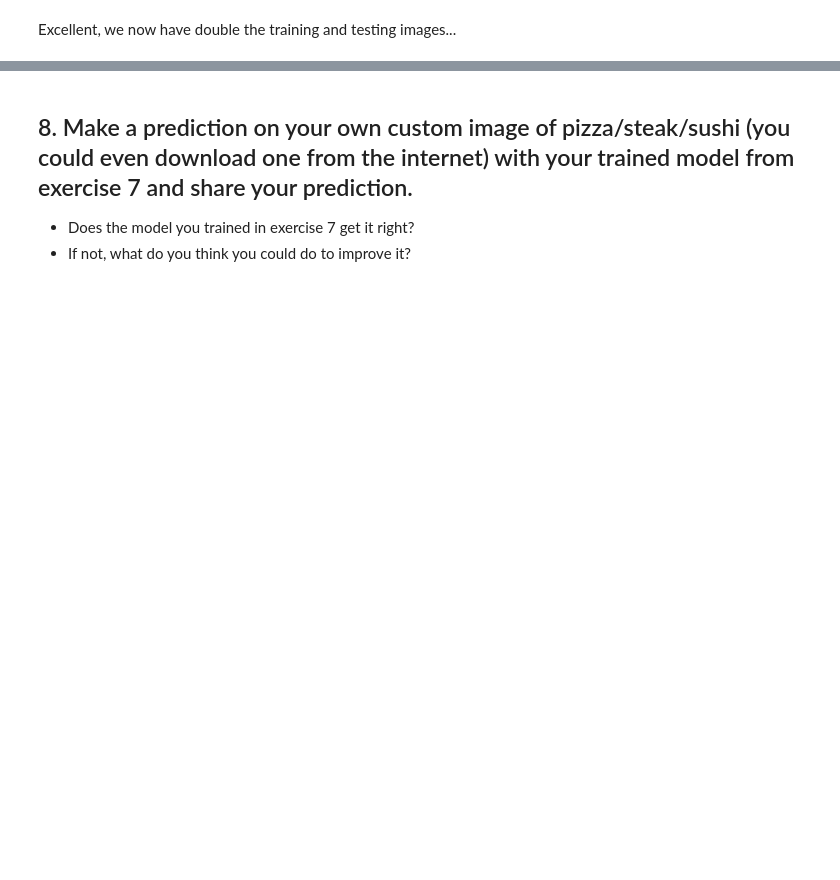
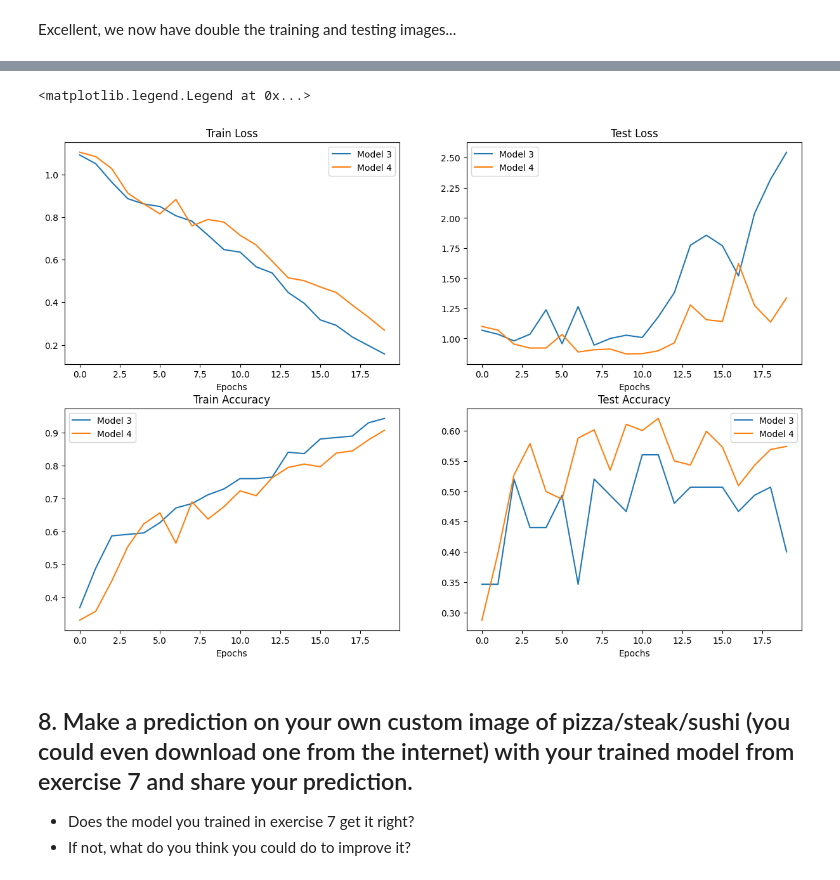
Before and after one commit to SiPilip/pytorch_course, a Jupyter notebook: 04_pytorch_custom_datasets_exercises.ipynb.ipynb, the cells around one changed output, grey strips where cells are left out. Drawn from its saved outputs; the diff is of its cells as text; code cells hidden in the pictures; blank space fills up the shorter version.

Commit message:
progress: curve model_3 model_4

```diff
--- a/04_pytorch_custom_datasets_exercises.ipynb.ipynb
+++ b/04_pytorch_custom_datasets_exercises.ipynb.ipynb
@@ -507,0 +702,8 @@ torch.cuda.manual_seed(42)
+# %%
+# Visualisasi ke 4 model dengan pandas
+
+import pandas as pd
+model_3_df = pd.DataFrame(model_3_results)
+model_4_df = pd.DataFrame(model_4_results)
+
+model_3_df, model_4_df
@@ -508,3 +728,44 @@ torch.cuda.manual_seed(42)
+# %%
+# Setup plot
+plt.figure(figsize=(15,10))
+
+# Ambil jumlah epochs
+epochs = range(len(model_4_df))
+
+# Plot train loss
+plt.subplot(2,2,1)
+plt.plot(epochs, model_3_df["train_loss"], label="Model 3")
+plt.plot(epochs, model_4_df["train_loss"], label="Model 4")
+plt.title("Train Loss")
+plt.xlabel("Epochs")
+plt.legend()
+
+# Plot test loss
+plt.subplot(2,2,2)
+plt.plot(epochs, model_3_df["test_loss"], label="Model 3")
+plt.plot(epochs, model_4_df["test_loss"], label="Model 4")
+plt.title("Test Loss")
+plt.xlabel("Epochs")
+plt.legend()
+
+# Plot train accuracy
+plt.subplot(2,2,3)
+plt.plot(epochs, model_3_df["train_acc"], label="Model 3")
+plt.plot(epochs, model_4_df["train_acc"], label="Model 4")
+plt.title("Train Accuracy")
+plt.xlabel("Epochs")
+plt.legend()
+
+# Plot test accuracy
+plt.subplot(2,2,4)
+plt.plot(epochs, model_3_df["test_acc"], label="Model 3")
+plt.plot(epochs, model_4_df["test_acc"], label="Model 4")
+plt.title("Test Accuracy")
+plt.xlabel("Epochs")
+plt.legend()
+# %% [output]
+<matplotlib.legend.Legend at 0x...>
+[figure, added]
 # %% [markdown]
 ## 8. Make a prediction on your own custom image of pizza/steak/sushi (you could even download one from the internet) with your trained model from exercise 7 and share your prediction.
 
```
Also changed, not shown: parts of 19 cells of this notebook.
